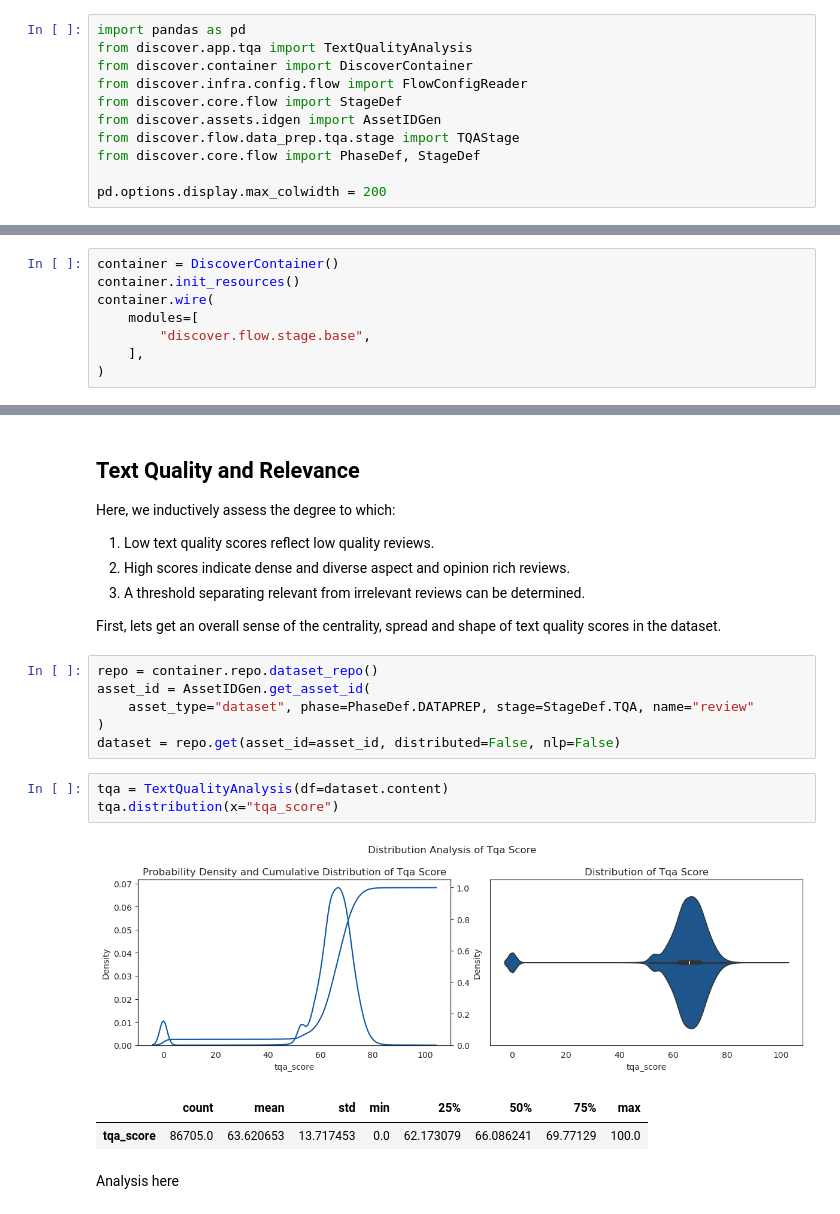
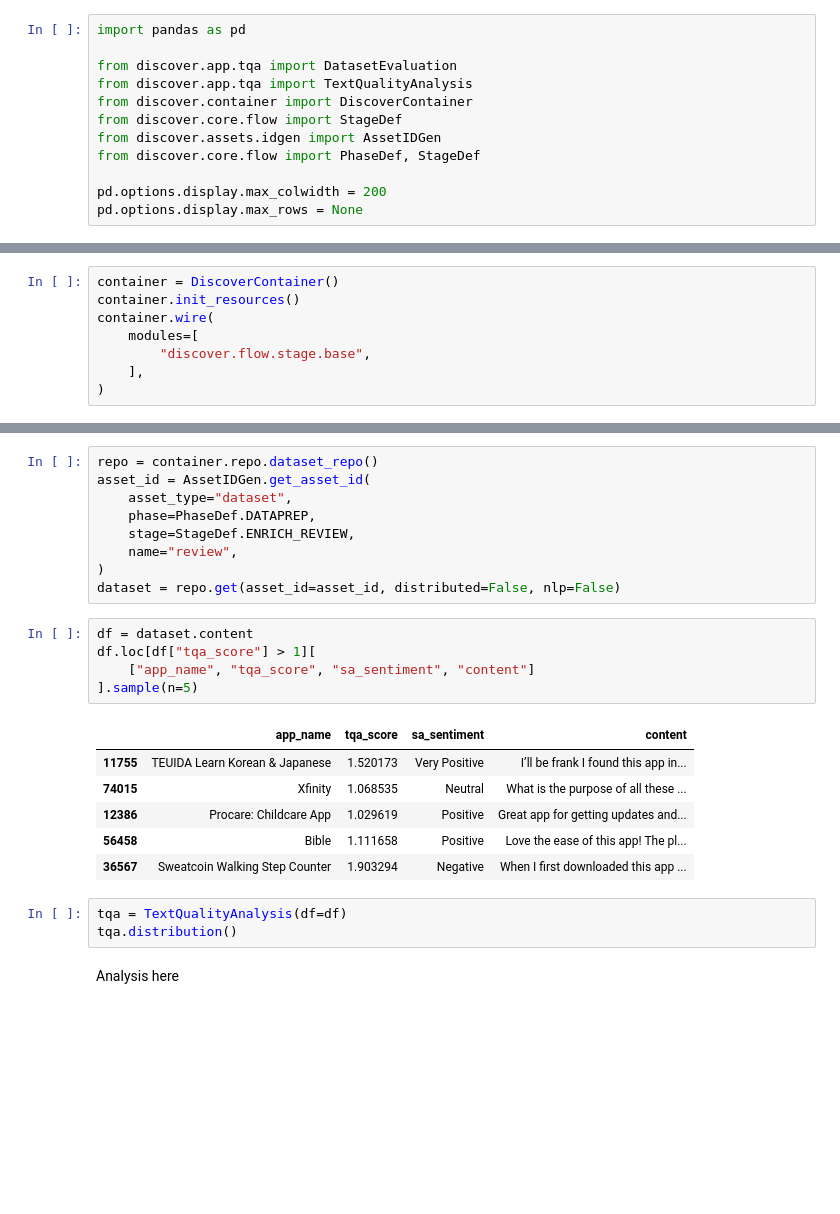
Before and after one commit to variancexplained/genai-lab-slm, a Jupyter notebook: notebooks/content/03_feature/05_tqa.ipynb, the cells around one changed output, grey strips where cells are left out. Cells and saved outputs as stored; diff of their text form; blank space fills up the shorter version.

```diff
--- a/notebooks/content/03_feature/05_tqa.ipynb
+++ b/notebooks/content/03_feature/05_tqa.ipynb
@@ -31,15 +31,16 @@ Finally, we scale $\text{Text Quality Score}$ to the range $[0,100]$
 ## Import Libraries
 # %%
 import pandas as pd
+
+from discover.app.tqa import DatasetEvaluation
 from discover.app.tqa import TextQualityAnalysis
 from discover.container import DiscoverContainer
-from discover.infra.config.flow import FlowConfigReader
 from discover.core.flow import StageDef
 from discover.assets.idgen import AssetIDGen
-from discover.flow.data_prep.tqa.stage import TQAStage
 from discover.core.flow import PhaseDef, StageDef
 
 pd.options.display.max_colwidth = 200
+pd.options.display.max_rows = None
 # %% [markdown]
 ## Dependency Container
 # %%
@@ -115,24 +54,27 @@ Download done! Loading the resource.
-# %% [markdown]
-## Text Quality and Relevance
-Here, we inductively assess the degree to which:
-1. Low text quality scores reflect low quality reviews.
-2. High scores indicate dense and diverse aspect and opinion rich reviews.
-3. A threshold separating relevant from irrelevant reviews can be determined.
-
-First, lets get an overall sense of the centrality, spread and shape of text quality scores in the dataset.
 # %%
 repo = container.repo.dataset_repo()
 asset_id = AssetIDGen.get_asset_id(
-    asset_type="dataset", phase=PhaseDef.DATAPREP, stage=StageDef.TQA, name="review"
+    asset_type="dataset",
+    phase=PhaseDef.DATAPREP,
+    stage=StageDef.ENRICH_REVIEW,
+    name="review",
 )
 dataset = repo.get(asset_id=asset_id, distributed=False, nlp=False)
+# %%
+df = dataset.content
+df.loc[df["tqa_score"] > 1][
+    ["app_name", "tqa_score", "sa_sentiment", "content"]
+].sample(n=5)
+# %% [output]
+|  | app_name | tqa_score | sa_sentiment | content |
+| 11755 | TEUIDA Learn Korean & Japanese | 1.520173 | Very Positive | I’ll be frank I found this app in... |
+| 74015 | Xfinity | 1.068535 | Neutral | What is the purpose of all these ... |
+| 12386 | Procare: Childcare App | 1.029619 | Positive | Great app for getting updates and... |
+| 56458 | Bible | 1.111658 | Positive | Love the ease of this app! The pl... |
+| 36567 | Sweatcoin Walking Step Counter | 1.903294 | Negative | When I first downloaded this app ... |
 # %%
-tqa = TextQualityAnalysis(df=dataset.content)
-tqa.distribution(x="tqa_score")
+tqa = TextQualityAnalysis(df=df)
+tqa.distribution()
-# %% [output]
-[figure, removed]
-|  | count | mean | std | min | 25% | 50% | 75% | max |
-| tqa_score | 86705.0 | 63.620653 | 13.717453 | 0.0 | 62.173079 | 66.086241 | 69.77129 | 100.0 |
 # %% [markdown]
 Analysis here
 # %% [markdown]
```
Also changed, not shown: parts of 4 cells of this notebook, 13 other files.
